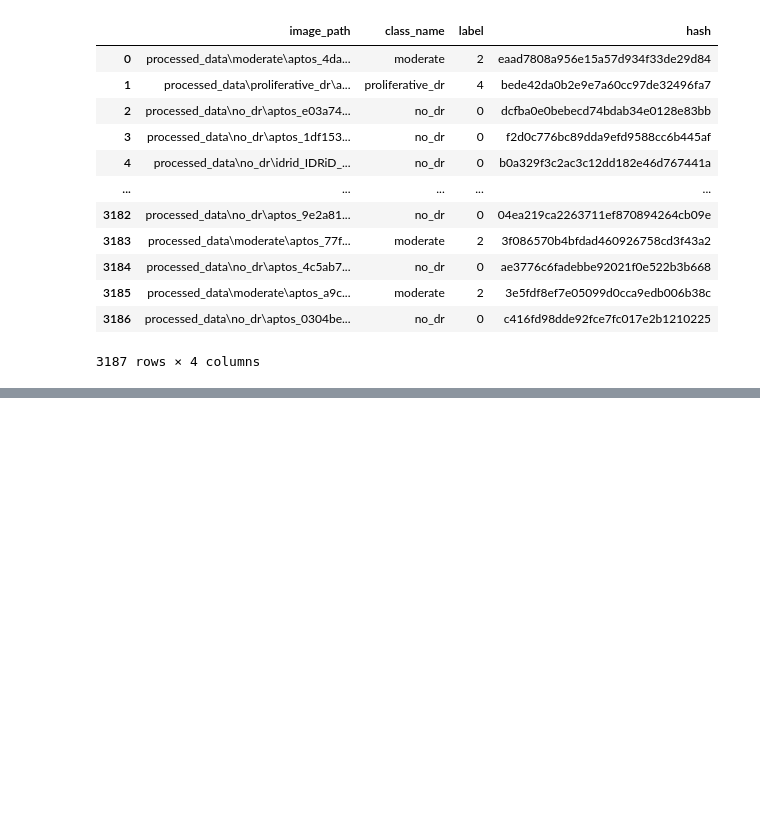
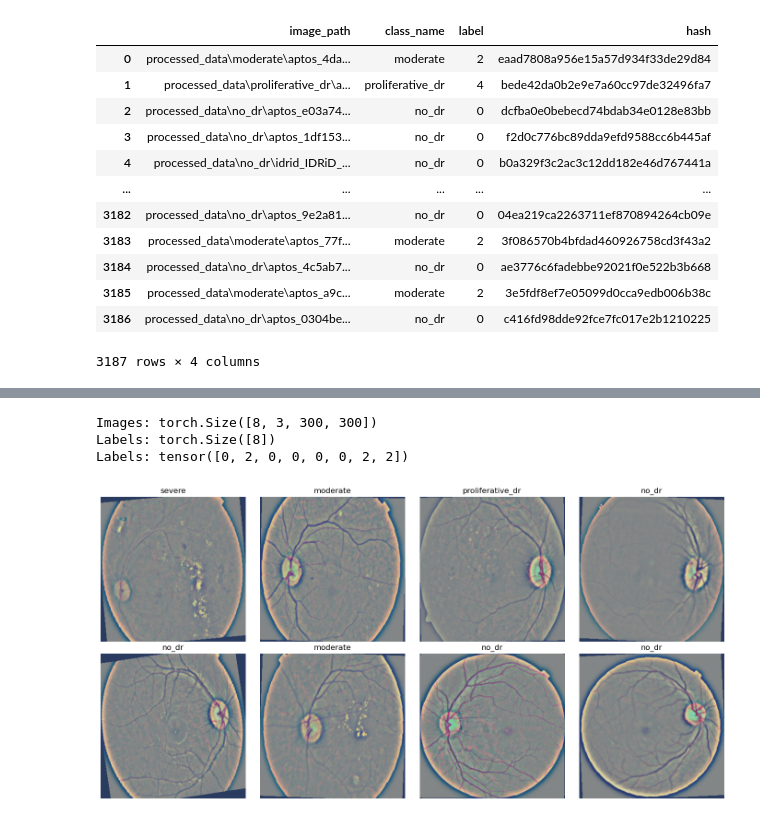
Before and after one commit to jatinnathh/RetinaInsight, a Jupyter notebook: mlbackend/classification/train_wo_oversampling.ipynb, the cells around one changed output, grey strips where cells are left out. Cells and saved outputs as stored; diff of their text form; code cells hidden in the pictures; blank space fills up the shorter version.

Commit message:
confirmed images that are going in . might use default mean and std reather than calculated

```diff
--- a/mlbackend/classification/train_wo_oversampling.ipynb
+++ b/mlbackend/classification/train_wo_oversampling.ipynb
@@ -345,0 +445,61 @@ val_transform = transforms.Compose([
+# %%
+train_loader = DataLoader(
+    train_dataset,
+    batch_size=BATCH_SIZE,
+    shuffle=True,
+    num_workers=NUM_WORKERS,
+    pin_memory=torch.cuda.is_available()
+)
+
+val_loader = DataLoader(
+    val_dataset,
+    batch_size=BATCH_SIZE,
+    shuffle=False,
+    num_workers=NUM_WORKERS,
+    pin_memory=torch.cuda.is_available()
+)
+# %%
+images, labels = next(iter(train_loader))
+
+print("Images:", images.shape)
+print("Labels:", labels.shape)
+print("Labels:", labels)
+# %% [output]
+Images: torch.Size([8, 3, 300, 300])
+Labels: torch.Size([8])
+Labels: tensor([0, 2, 0, 0, 0, 0, 2, 2])
+# %%
+images, labels = next(iter(train_loader))
+
+mean = torch.tensor(
+[0.5023148655891418, 0.5012983679771423, 0.5017524361610413]
+).view(3, 1, 1)
+
+std = torch.tensor(
+    [0.15819305181503296, 0.13094566762447357, 0.06753876060247421]
+).view(3, 1, 1)
+
+fig, axes = plt.subplots(
+    2, 4,
+    figsize=(14, 7)
+)
+
+for i, ax in enumerate(axes.flat):
+
+    img = images[i] * std + mean
+    img = torch.clamp(img, 0, 1)
+
+    ax.imshow(
+        img.permute(1, 2, 0)
+    )
+
+    ax.set_title(
+        CLASS_NAMES[labels[i].item()]
+    )
+
+    ax.axis("off")
+
+plt.tight_layout()
+plt.show()
+# %% [output]
+[figure, added]
```
Also changed, not shown: parts of 4 cells of this notebook.
